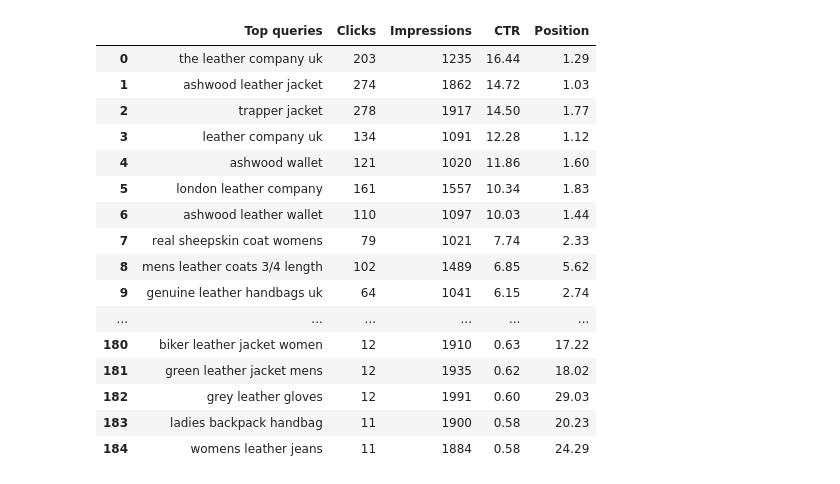
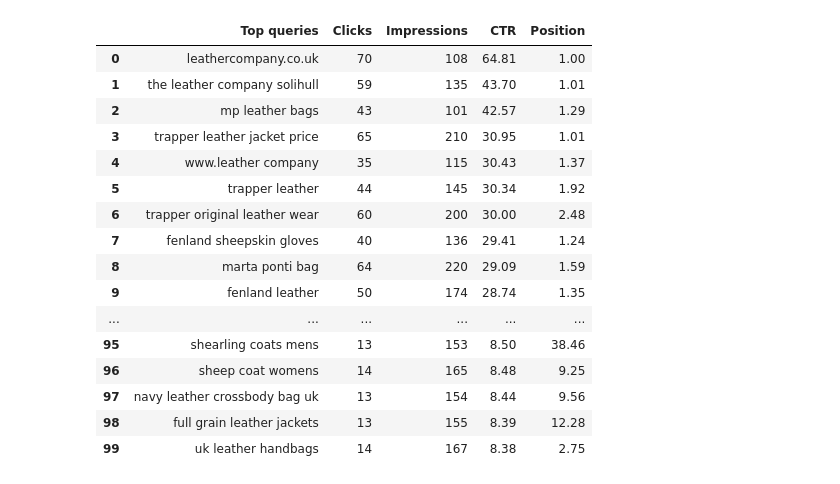
Before and after one commit to JatinArutla/sales-analysis-leather-company, a Jupyter notebook: queries.ipynb, the cells around one changed output. Cells and saved outputs as stored; diff of their text form; code cells hidden in the pictures.

```diff
--- a/queries.ipynb
+++ b/queries.ipynb
@@ -9,23 +9,23 @@ df = pd.read_csv("Search Analysis/Queries.csv")
 # %%
 df['CTR'] = df['CTR'].astype(str)
 df['CTR'] = df['CTR'].str.replace('%', '')
 df['CTR'] = df['CTR'].astype(float)
-df[(df['Impressions'] > 1000) & (df['Impressions'] < 2000)].sort_values(by='CTR', ascending=False).reset_index(drop=True)
+df[(df['Impressions'] > 100) & (df['Impressions'] < 500)].sort_values(by='CTR', ascending=False).reset_index(drop=True)[:100]
 # %% [output]
 |  | Top queries | Clicks | Impressions | CTR | Position |
-| 0 | the leather company uk | 203 | 1235 | 16.44 | 1.29 |
-| 1 | ashwood leather jacket | 274 | 1862 | 14.72 | 1.03 |
-| 2 | trapper jacket | 278 | 1917 | 14.50 | 1.77 |
-| 3 | leather company uk | 134 | 1091 | 12.28 | 1.12 |
-| 4 | ashwood wallet | 121 | 1020 | 11.86 | 1.60 |
-| 5 | london leather company | 161 | 1557 | 10.34 | 1.83 |
-| 6 | ashwood leather wallet | 110 | 1097 | 10.03 | 1.44 |
-| 7 | real sheepskin coat womens | 79 | 1021 | 7.74 | 2.33 |
-| 8 | mens leather coats 3/4 length | 102 | 1489 | 6.85 | 5.62 |
-| 9 | genuine leather handbags uk | 64 | 1041 | 6.15 | 2.74 |
+| 0 | leathercompany.co.uk | 70 | 108 | 64.81 | 1.00 |
+| 1 | the leather company solihull | 59 | 135 | 43.70 | 1.01 |
+| 2 | mp leather bags | 43 | 101 | 42.57 | 1.29 |
+| 3 | trapper leather jacket price | 65 | 210 | 30.95 | 1.01 |
+| 4 | www.leather company | 35 | 115 | 30.43 | 1.37 |
+| 5 | trapper leather | 44 | 145 | 30.34 | 1.92 |
+| 6 | trapper original leather wear | 60 | 200 | 30.00 | 2.48 |
+| 7 | fenland sheepskin gloves | 40 | 136 | 29.41 | 1.24 |
+| 8 | marta ponti bag | 64 | 220 | 29.09 | 1.59 |
+| 9 | fenland leather | 50 | 174 | 28.74 | 1.35 |
 | ... | ... | ... | ... | ... | ... |
-| 180 | biker leather jacket women | 12 | 1910 | 0.63 | 17.22 |
-| 181 | green leather jacket mens | 12 | 1935 | 0.62 | 18.02 |
-| 182 | grey leather gloves | 12 | 1991 | 0.60 | 29.03 |
-| 183 | ladies backpack handbag | 11 | 1900 | 0.58 | 20.23 |
-| 184 | womens leather jeans | 11 | 1884 | 0.58 | 24.29 |
+| 95 | shearling coats mens | 13 | 153 | 8.50 | 38.46 |
+| 96 | sheep coat womens | 14 | 165 | 8.48 | 9.25 |
+| 97 | navy leather crossbody bag uk | 13 | 154 | 8.44 | 9.56 |
+| 98 | full grain leather jackets | 13 | 155 | 8.39 | 12.28 |
+| 99 | uk leather handbags | 14 | 167 | 8.38 | 2.75 |
```
